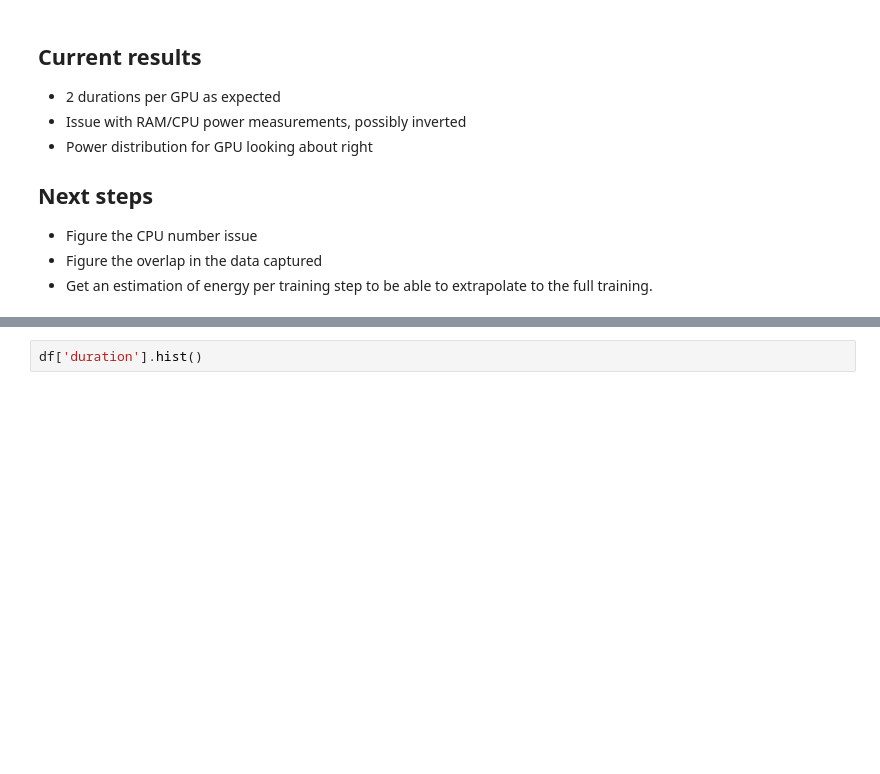
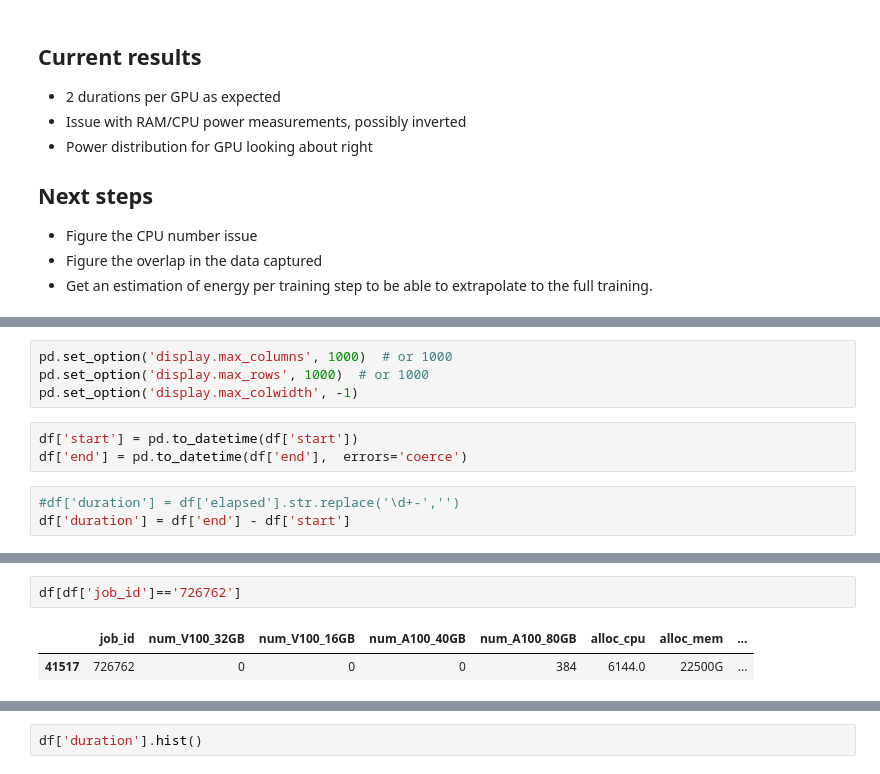
Before and after one commit to bigscience-workshop/carbon-footprint, a Jupyter notebook: tr1-13B-codecarbon-analysis.ipynb, the cells around one changed output, grey strips where cells are left out. Drawn from its saved outputs; the diff is of its cells as text; blank space fills up the shorter version.

```diff
--- a/tr1-13B-codecarbon-analysis.ipynb
+++ b/tr1-13B-codecarbon-analysis.ipynb
@@ -50,0 +56,10 @@ df.head()
+# %%
+pd.set_option('display.max_columns', 1000)  # or 1000
+pd.set_option('display.max_rows', 1000)  # or 1000
+pd.set_option('display.max_colwidth', -1)
+# %%
+df['start'] = pd.to_datetime(df['start'])
+df['end'] = pd.to_datetime(df['end'],  errors='coerce')
+# %%
+#df['duration'] = df['elapsed'].str.replace('\d+-','')
+df['duration'] = df['end'] - df['start']
@@ -50,0 +70,5 @@ df.head()
+# %%
+df[df['job_id']=='726762']
+# %% [output]
+|  | job_id | num_V100_32GB | num_V100_16GB | num_A100_40GB | num_A100_80GB | alloc_cpu | alloc_mem | ... |
+| 41517 | 726762 | 0 | 0 | 0 | 384 | 6144.0 | 22500G | ... |
```
Also changed, not shown: parts of 23 cells of this notebook.
